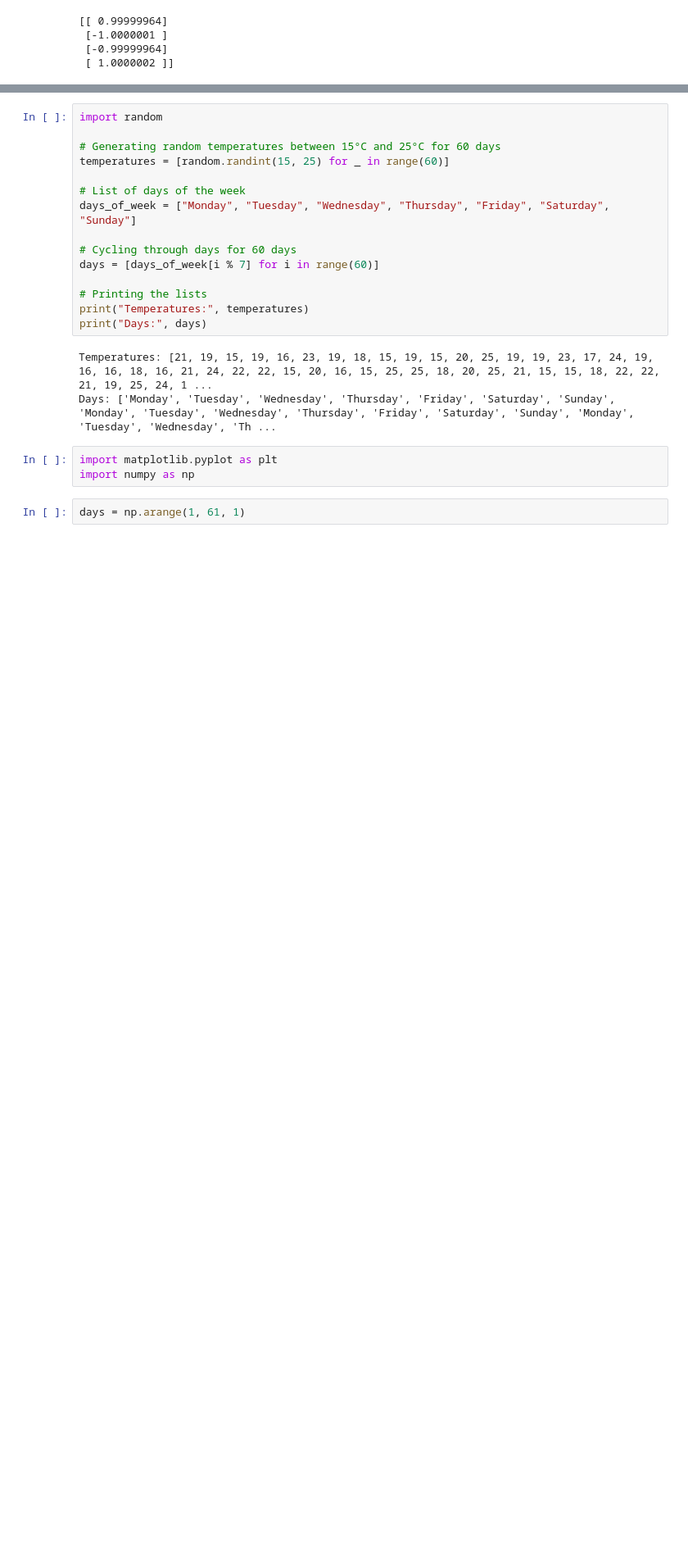
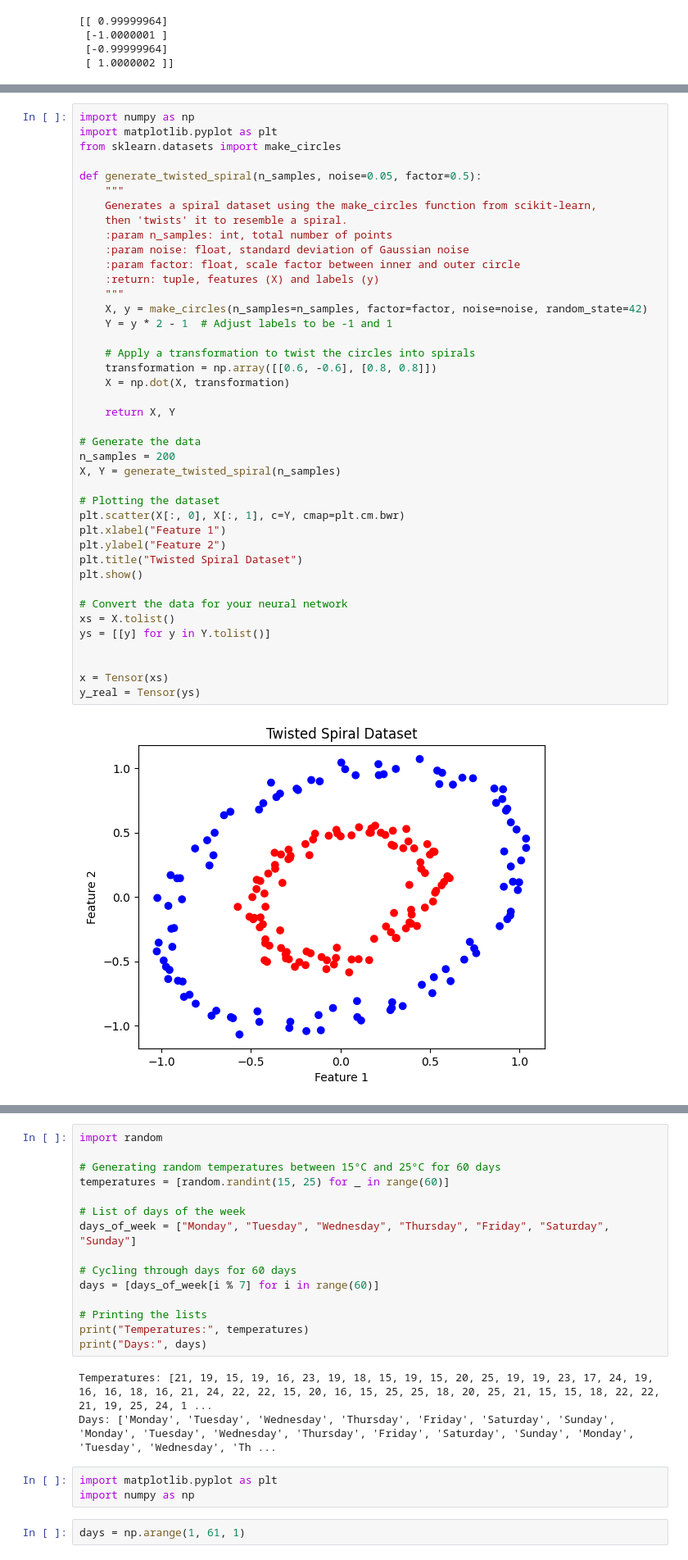
Before and after one commit to cmsolson75/nanograd, a Jupyter notebook: SimpleTests.ipynb, the cells around one changed output, grey strips where cells are left out. Shown at 82% size. Drawn from its saved outputs; the diff is of its cells as text; blank space fills up the shorter version.

```diff
--- a/SimpleTests.ipynb
+++ b/SimpleTests.ipynb
@@ -95,0 +100,43 @@ y_pred
+# %%
+import numpy as np
+import matplotlib.pyplot as plt
+from sklearn.datasets import make_circles
+
+def generate_twisted_spiral(n_samples, noise=0.05, factor=0.5):
+    """
+    Generates a spiral dataset using the make_circles function from scikit-learn,
+    then 'twists' it to resemble a spiral.
+    :param n_samples: int, total number of points
+    :param noise: float, standard deviation of Gaussian noise
+    :param factor: float, scale factor between inner and outer circle
+    :return: tuple, features (X) and labels (y)
+    """
+    X, y = make_circles(n_samples=n_samples, factor=factor, noise=noise, random_state=42)
+    Y = y * 2 - 1  # Adjust labels to be -1 and 1
+
+    # Apply a transformation to twist the circles into spirals
+    transformation = np.array([[0.6, -0.6], [0.8, 0.8]])
+    X = np.dot(X, transformation)
+
+    return X, Y
+
+# Generate the data
+n_samples = 200
+X, Y = generate_twisted_spiral(n_samples)
+
+# Plotting the dataset
+plt.scatter(X[:, 0], X[:, 1], c=Y, cmap=plt.cm.bwr)
+plt.xlabel("Feature 1")
+plt.ylabel("Feature 2")
+plt.title("Twisted Spiral Dataset")
+plt.show()
+
+# Convert the data for your neural network
+xs = X.tolist()
+ys = [[y] for y in Y.tolist()]
+
+
+x = Tensor(xs)
+y_real = Tensor(ys)
+# %% [output]
+[figure, added]
```
Also changed, not shown: parts of 8 cells of this notebook, 3 other files.
